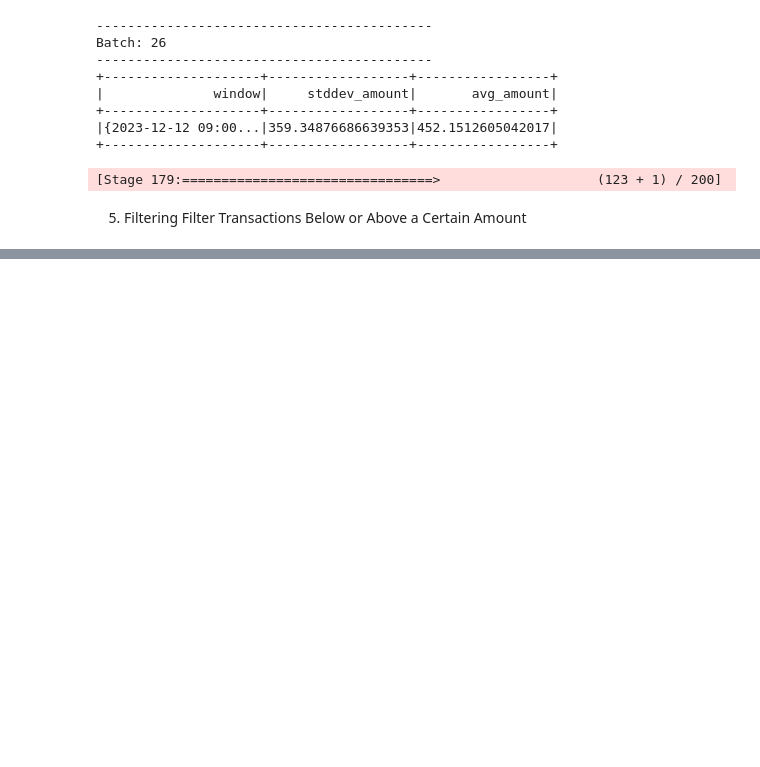
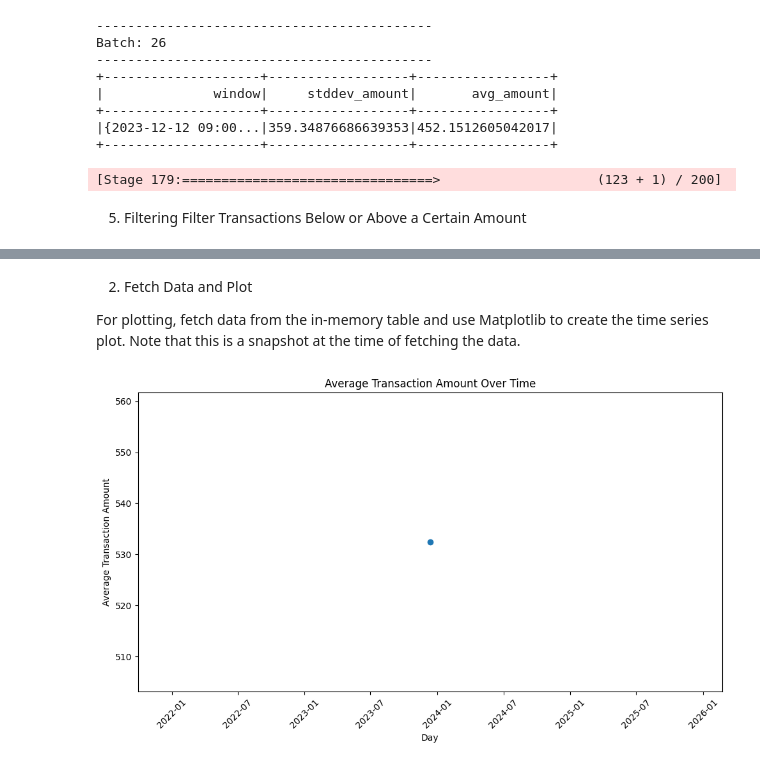
Before and after one commit to Jestfer/stream-processing-template, a Jupyter notebook: retail_examples/notebook_pyspark_retail.ipynb, the cells around one changed output, grey strips where cells are left out. Saved outputs shown, nothing was run; the diff lists cells and outputs as text; code cells hidden in the pictures; blank space fills up the shorter version.

```diff
--- a/retail_examples/notebook_pyspark_retail.ipynb
+++ b/retail_examples/notebook_pyspark_retail.ipynb
@@ -317,0 +426,41 @@ query_filtered_transactions.stop()
+# %% [markdown]
+2. Fetch Data and Plot
+
+For plotting, fetch data from the in-memory table and use Matplotlib to create the time series plot. Note that this is a snapshot at the time of fetching the data.
+# %%
+import matplotlib.pyplot as plt
+import pandas as pd
+import time
+
+def plot_avg_transaction_daily():
+    # Wait for a bit to allow data accumulation
+    time.sleep(10)  # Adjust as needed
+
+    # Fetch the result into a static DataFrame
+    result_df = spark.sql("SELECT * FROM avg_transaction_daily_view")
+
+    # Convert to Pandas DataFrame for plotting
+    result_pdf = result_df.toPandas()
+
+    if not result_pdf.empty:
+        # Extract the 'start' timestamp from the 'day' StructType
+        result_pdf['start'] = result_pdf['day'].apply(lambda row: row['start'])
+
+        # Convert 'start' to datetime for plotting
+        result_pdf['start'] = pd.to_datetime(result_pdf['start'])
+
+        # Plotting
+        plt.figure(figsize=(10, 6))
+        plt.plot(result_pdf['start'], result_pdf['avg_amount'], marker='o')
+        plt.title('Average Transaction Amount Over Time')
+        plt.xlabel('Day')
+        plt.ylabel('Average Transaction Amount')
+        plt.xticks(rotation=45)
+        plt.tight_layout()
+        plt.show()
+    else:
+        print("No data available for plotting.")
+
+plot_avg_transaction_daily()
+# %% [output]
+[figure, added]
```
Also changed, not shown: parts of 14 cells of this notebook.
